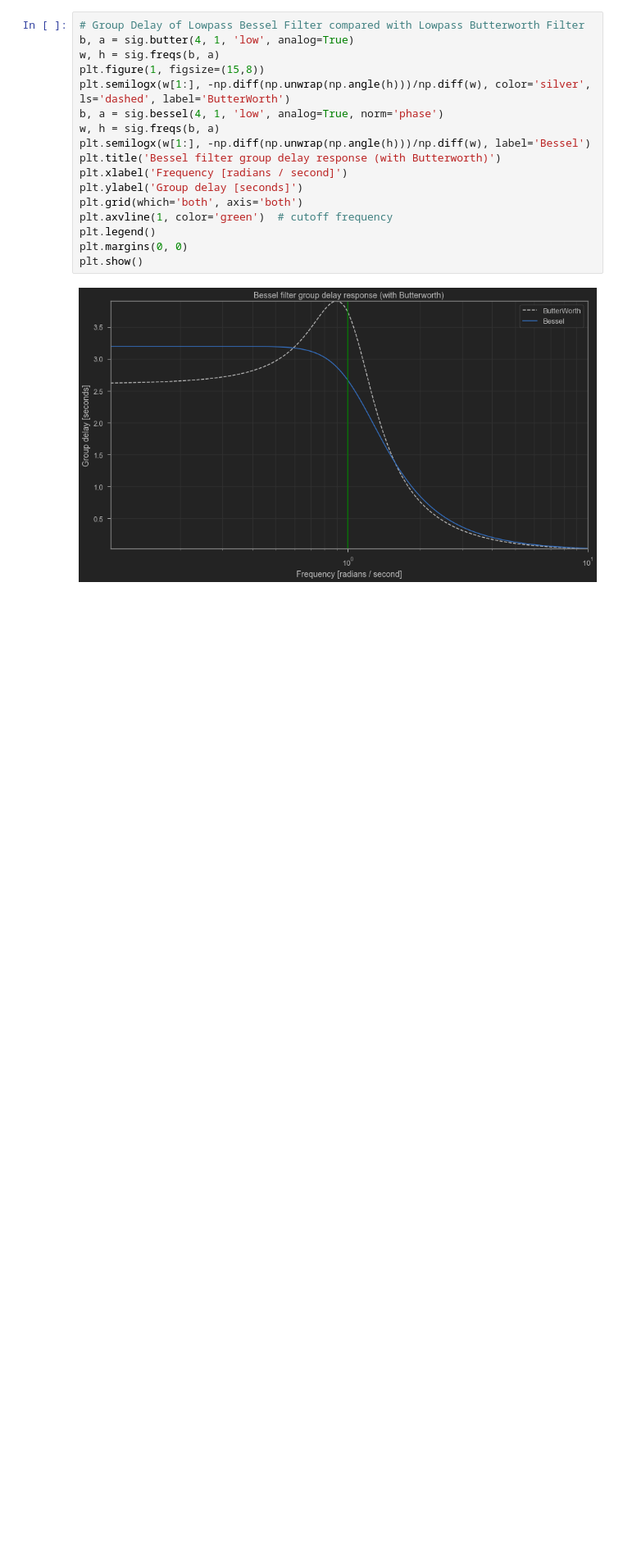
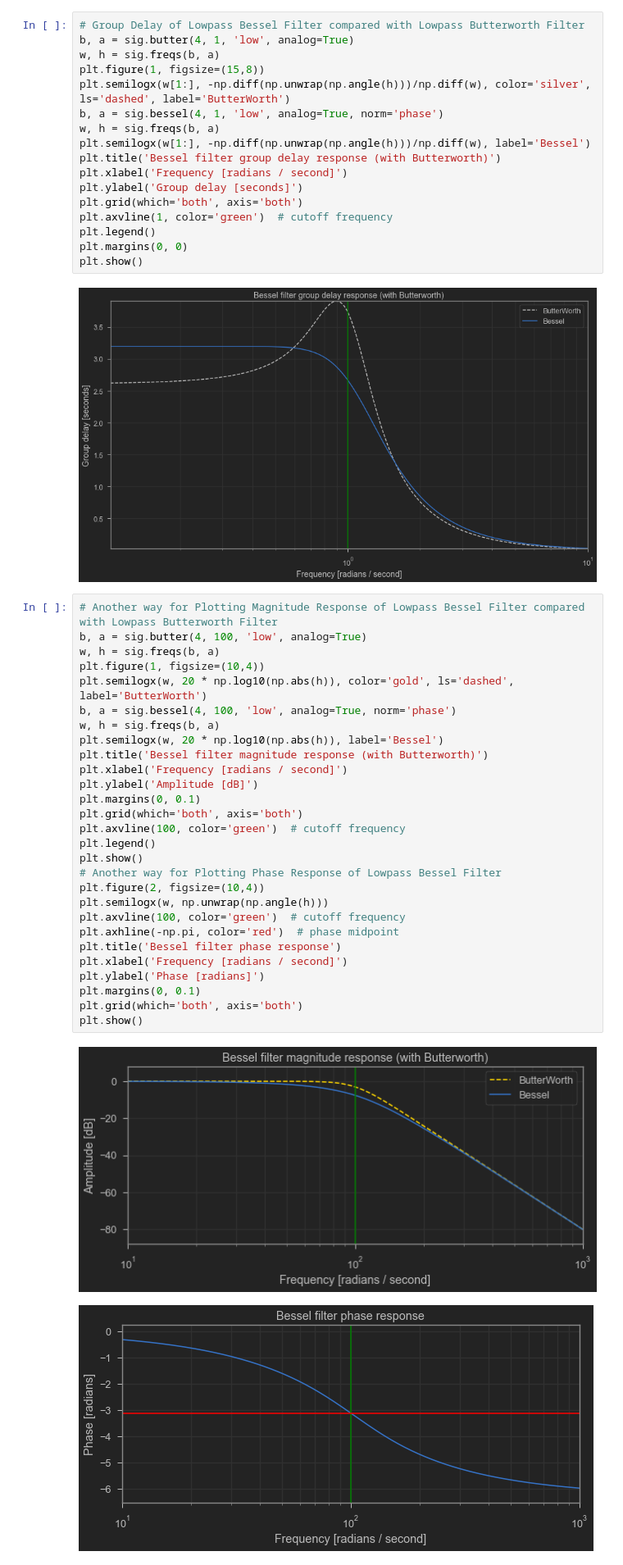
Before and after one commit to amirotd/Analog-Filters-Design, a Jupyter notebook: Bessel_Filter.ipynb, the cells around one changed output. Shown at 82% size. Cells and saved outputs as stored; diff of their text form; blank space fills up the shorter version.

Commit message:
added another way to plot magnitude & phase response of Bessel filter

```diff
--- a/Bessel_Filter.ipynb
+++ b/Bessel_Filter.ipynb
@@ -112,3 +112,34 @@ plt.margins(0, 0)
 plt.show()
 # %% [output]
 [figure]
+# %%
+# Another way for Plotting Magnitude Response of Lowpass Bessel Filter compared with Lowpass Butterworth Filter
+b, a = sig.butter(4, 100, 'low', analog=True)
+w, h = sig.freqs(b, a)
+plt.figure(1, figsize=(10,4))
+plt.semilogx(w, 20 * np.log10(np.abs(h)), color='gold', ls='dashed', label='ButterWorth')
+b, a = sig.bessel(4, 100, 'low', analog=True, norm='phase')
+w, h = sig.freqs(b, a)
+plt.semilogx(w, 20 * np.log10(np.abs(h)), label='Bessel')
+plt.title('Bessel filter magnitude response (with Butterworth)')
+plt.xlabel('Frequency [radians / second]')
+plt.ylabel('Amplitude [dB]')
+plt.margins(0, 0.1)
+plt.grid(which='both', axis='both')
+plt.axvline(100, color='green')  # cutoff frequency
+plt.legend()
+plt.show()
+# Another way for Plotting Phase Response of Lowpass Bessel Filter
+plt.figure(2, figsize=(10,4))
+plt.semilogx(w, np.unwrap(np.angle(h)))
+plt.axvline(100, color='green')  # cutoff frequency
+plt.axhline(-np.pi, color='red')  # phase midpoint
+plt.title('Bessel filter phase response')
+plt.xlabel('Frequency [radians / second]')
+plt.ylabel('Phase [radians]')
+plt.margins(0, 0.1)
+plt.grid(which='both', axis='both')
+plt.show()
+# %% [output]
+[figure, added]
+[figure, added]
```
